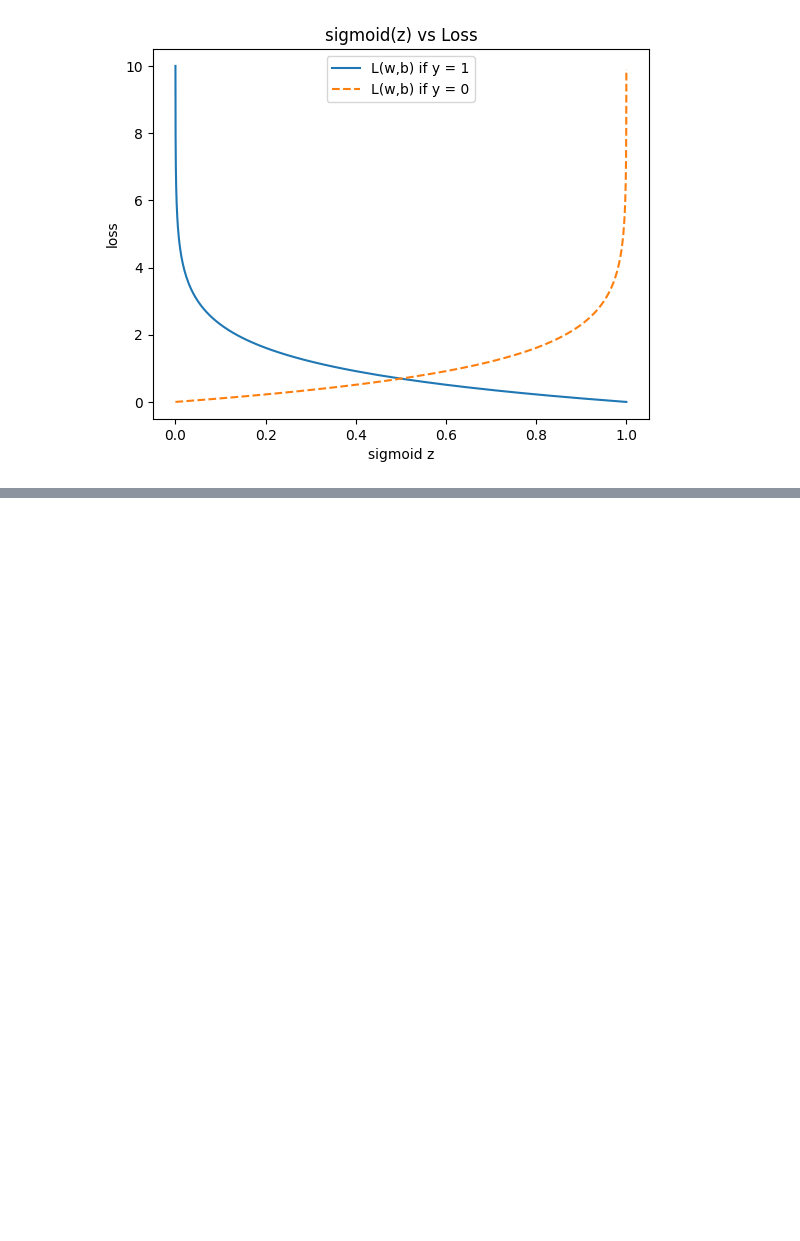
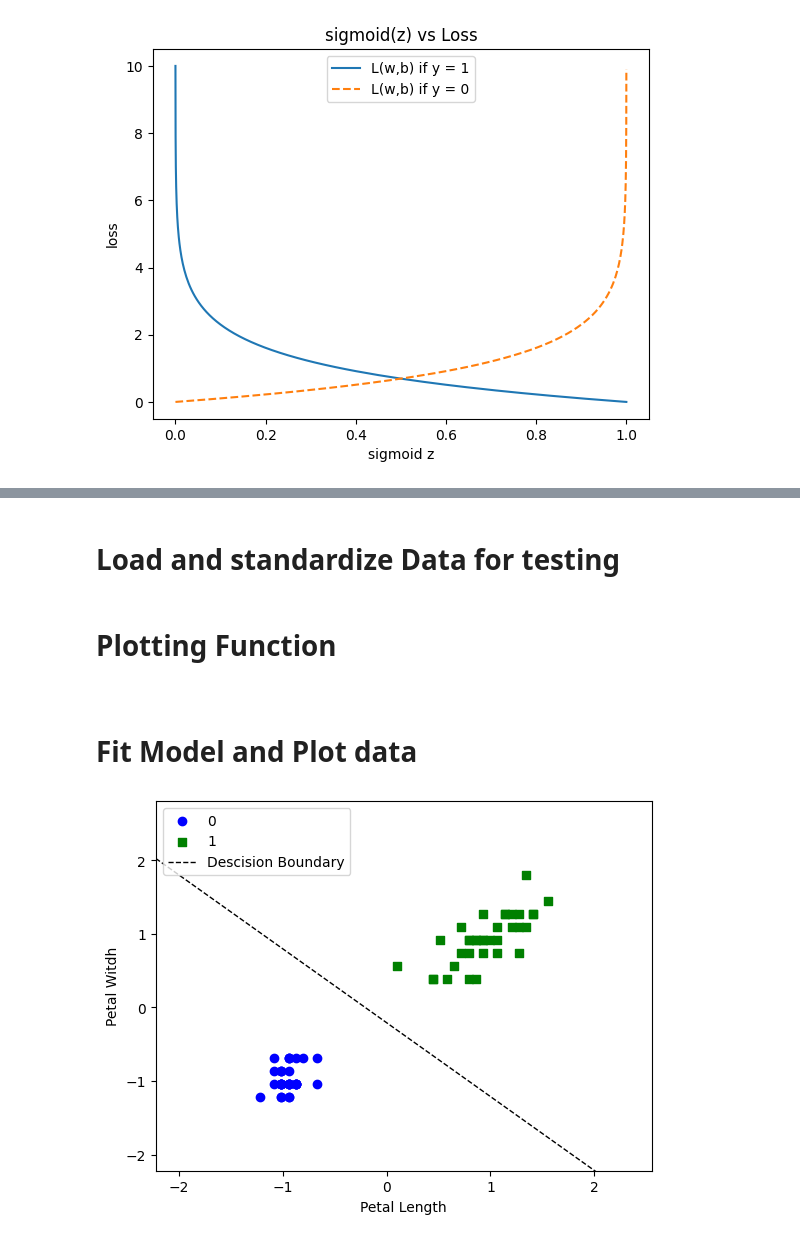
Before and after one commit to shiv060600/ML_Python, a Jupyter notebook: Chapter3/Logistic-Regression.ipynb, the cells around one changed output, grey strips where cells are left out. Drawn from its saved outputs; the diff is of its cells as text; code cells hidden in the pictures; blank space fills up the shorter version.

```diff
--- a/Chapter3/Logistic-Regression.ipynb
+++ b/Chapter3/Logistic-Regression.ipynb
@@ -81,0 +118,2 @@ plt.show()
+# %% [markdown]
+<h1> Load and standardize Data for testing </h1>
@@ -81,0 +132,42 @@ plt.show()
+# %% [markdown]
+<h1>Plotting Function<h1>
+# %%
+def plot_descision_boundaries(X_std,y,classifier):
+    color = ['b','g']
+    markers = ('o', 's')
+
+    for idx , cls in enumerate(np.unique(y)):
+        x0 = X_std[(y == cls), 0]
+        x1 = X_std[(y == cls), 1]
+        plt.scatter(
+            x0,
+            x1,
+            c = color[idx],
+            marker = markers[idx],
+            label = cls
+        )
+    x0_min , x0_max = X_std[:,0].min() - 1 , X_std[:,0].max() + 1
+    x1_min , x1_max = X_std[:,1].min() - 1 , X_std[:,1].max() + 1
+    """
+    x0 = petal_length
+    x1 = petal_width
+    0 = x0 * w0 + x1 * w1 + b -> to get x1 as our y in a 2d_plane:
+    x1 = -1*(x0*w0 + b / w[1])
+    """
+    y0 = -(x0_min * classifier.w[0] + classifier.b) / classifier.w[1]
+    y1 = -(x0_max * classifier.w[0] + classifier.b) / classifier.w[1]
+
+    plt.plot([x0_min,x0_max],[y0,y1],'k--',lw = 1,label = 'Descision Boundary')
+    plt.xlim(x0_min, x0_max)
+    plt.ylim(x1_min, x1_max)
+    plt.xlabel('Petal Length')
+    plt.ylabel('Petal Witdh')
+    plt.legend(loc='upper left')
+# %% [markdown]
+<h1>Fit Model and Plot data </h1>
+# %%
+logistic_gd = LogisticRegressionGD(epochs= 1000,eta=0.3,random_state=1)
+logistic_gd.fit(X_train,y_train)
+plot_descision_boundaries(X_std=X_train, y=y_train, classifier= logistic_gd)
+# %% [output]
+[figure, added]
```
Also changed, not shown: parts of 8 cells of this notebook, 5 other files.
